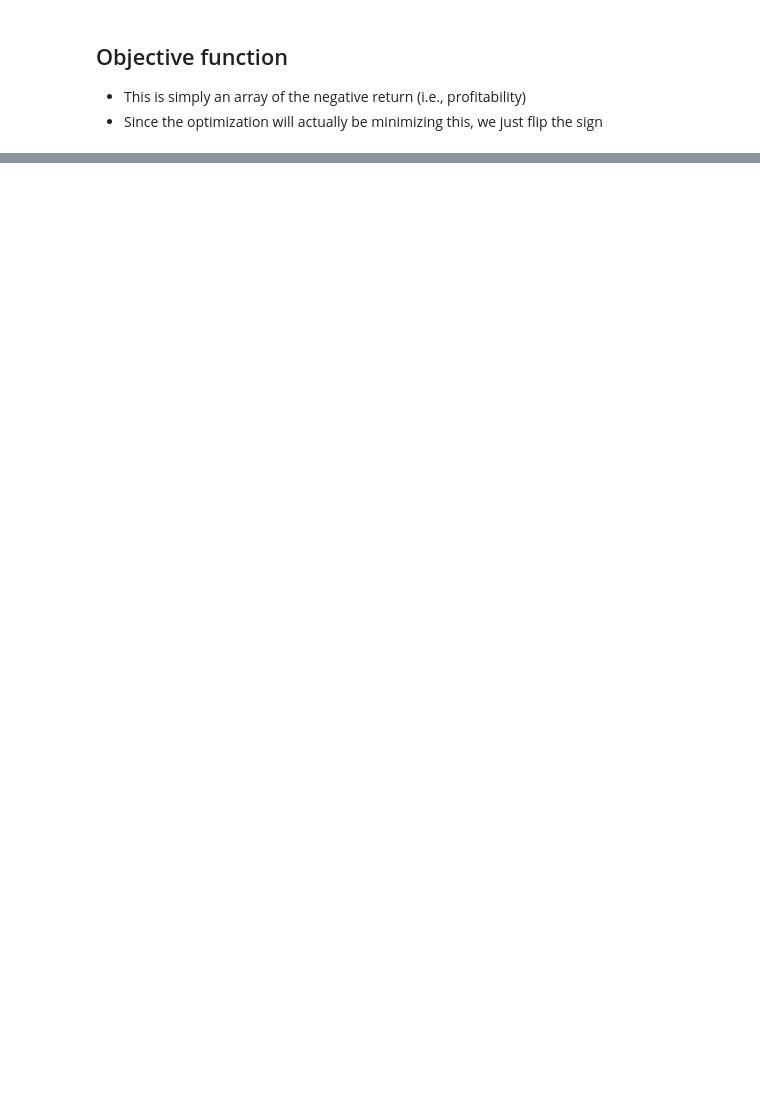
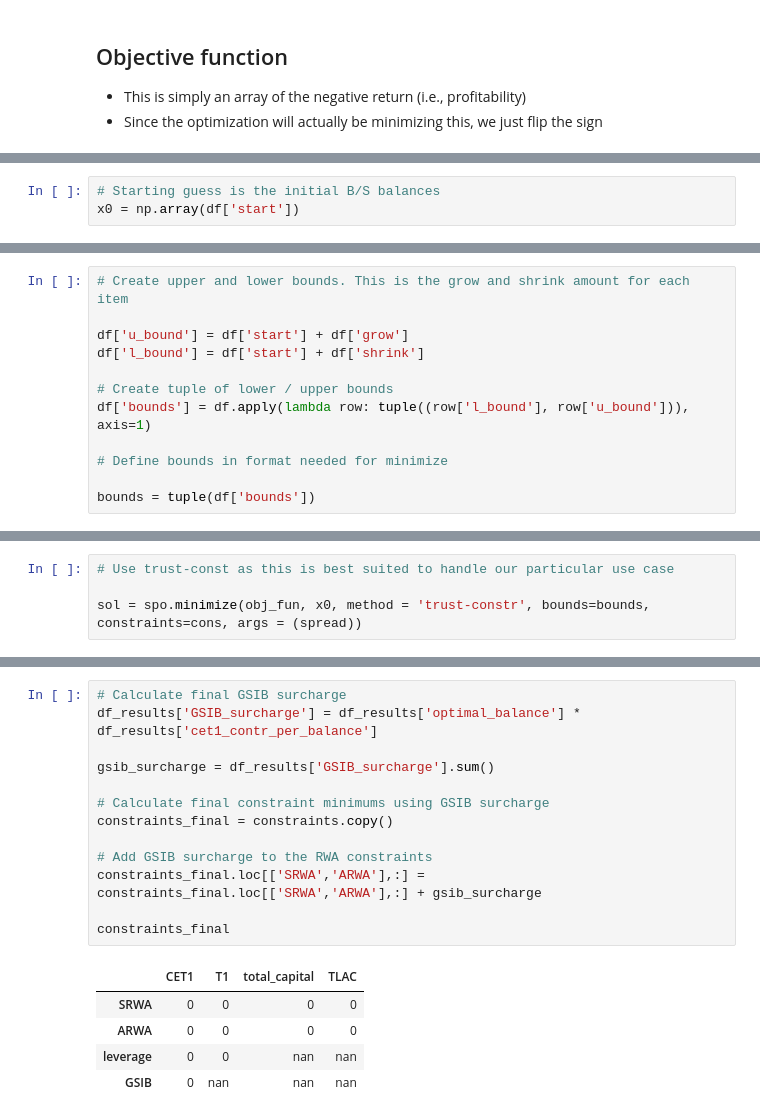
Before and after one commit to marvelje/bs_optimization, a Jupyter notebook: bs_optimization.ipynb, the cells around one changed output, grey strips where cells are left out. Cells and saved outputs as stored; diff of their text form; blank space fills up the shorter version.

Commit message:
Final minimize opt w/ all constraints

```diff
--- a/bs_optimization.ipynb
+++ b/bs_optimization.ipynb
@@ -279,0 +106,3 @@ balance_results
+# %%
+# Starting guess is the initial B/S balances
+x0 = np.array(df['start'])
@@ -279,0 +408,12 @@ balance_results
+# %%
+# Create upper and lower bounds. This is the grow and shrink amount for each item
+
+df['u_bound'] = df['start'] + df['grow']
+df['l_bound'] = df['start'] + df['shrink']
+
+# Create tuple of lower / upper bounds
+df['bounds'] = df.apply(lambda row: tuple((row['l_bound'], row['u_bound'])), axis=1)
+
+# Define bounds in format needed for minimize
+
+bounds = tuple(df['bounds'])
@@ -279,0 +424,4 @@ balance_results
+# %%
+# Use trust-const as this is best suited to handle our particular use case
+
+sol = spo.minimize(obj_fun, x0, method = 'trust-constr', bounds=bounds, constraints=cons, args = (spread))
@@ -319,0 +492,19 @@ df.to_excel('./results/results.xlsx')
+# %%
+# Calculate final GSIB surcharge
+df_results['GSIB_surcharge'] = df_results['optimal_balance'] * df_results['cet1_contr_per_balance']
+
+gsib_surcharge = df_results['GSIB_surcharge'].sum()
+
+# Calculate final constraint minimums using GSIB surcharge
+constraints_final = constraints.copy()
+
+# Add GSIB surcharge to the RWA constraints
+constraints_final.loc[['SRWA','ARWA'],:] = constraints_final.loc[['SRWA','ARWA'],:] + gsib_surcharge
+
+constraints_final
+# %% [output]
+|  | CET1 | T1 | total_capital | TLAC |
+| SRWA | 0 | 0 | 0 | 0 |
+| ARWA | 0 | 0 | 0 | 0 |
+| leverage | 0 | 0 | nan | nan |
+| GSIB | 0 | nan | nan | nan |
```
Also changed, not shown: parts of 78 cells of this notebook, 2 other files.
